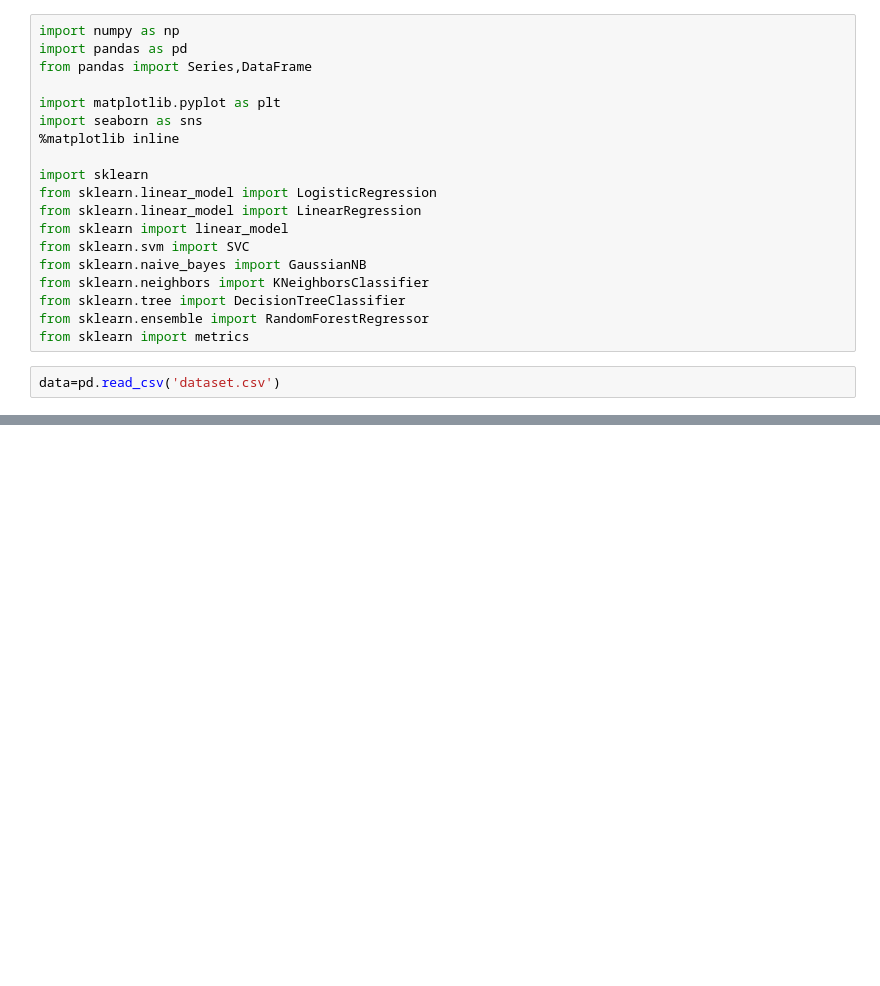
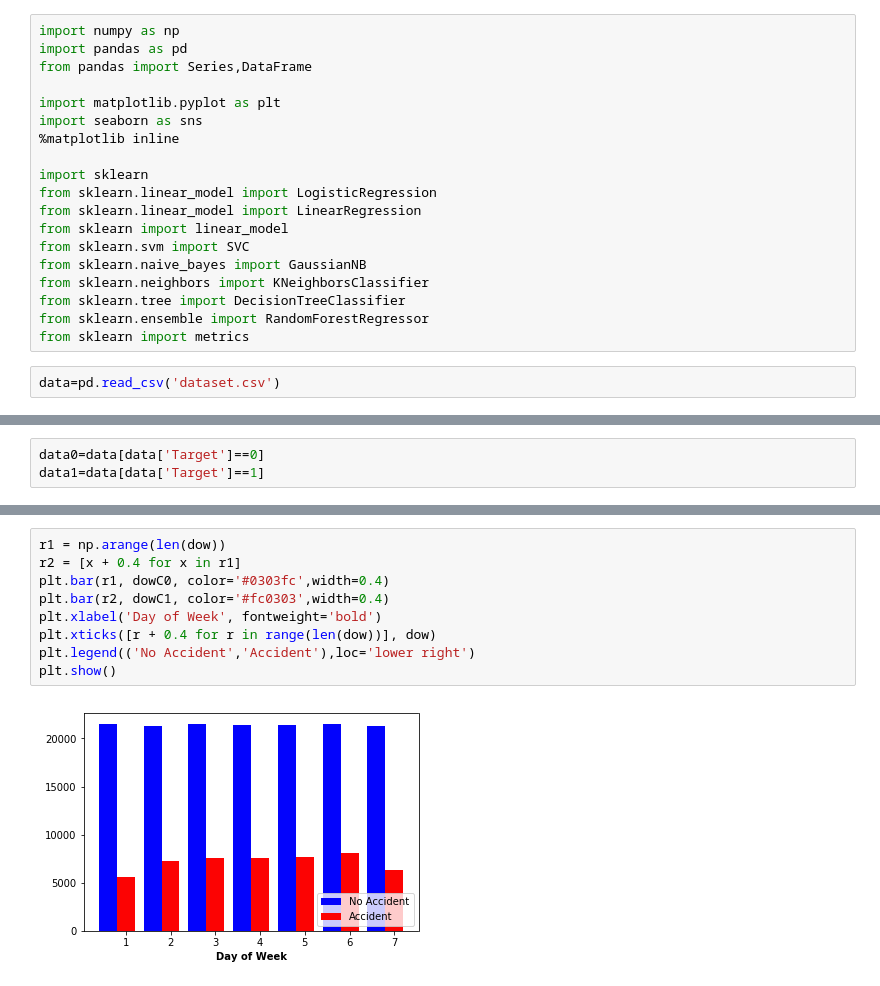
Before and after one commit to gitgirish2/Accident-Prediction-P, a Jupyter notebook: Accident Prediction.ipynb, the cells around one changed output, grey strips where cells are left out. Saved outputs shown, nothing was run; the diff lists cells and outputs as text; blank space fills up the shorter version.

```diff
--- a/Accident Prediction.ipynb
+++ b/Accident Prediction.ipynb
@@ -30,0 +31,3 @@ data.head()
+# %%
+data0=data[data['Target']==0]
+data1=data[data['Target']==1]
@@ -30,0 +111,11 @@ data.head()
+# %%
+r1 = np.arange(len(dow))
+r2 = [x + 0.4 for x in r1]
+plt.bar(r1, dowC0, color='#0303fc',width=0.4)
+plt.bar(r2, dowC1, color='#fc0303',width=0.4)
+plt.xlabel('Day of Week', fontweight='bold')
+plt.xticks([r + 0.4 for r in range(len(dow))], dow)
+plt.legend(('No Accident','Accident'),loc='lower right')
+plt.show()
+# %% [output]
+[figure, added]
```
Also changed, not shown: parts of 15 cells of this notebook, 2 other files.
